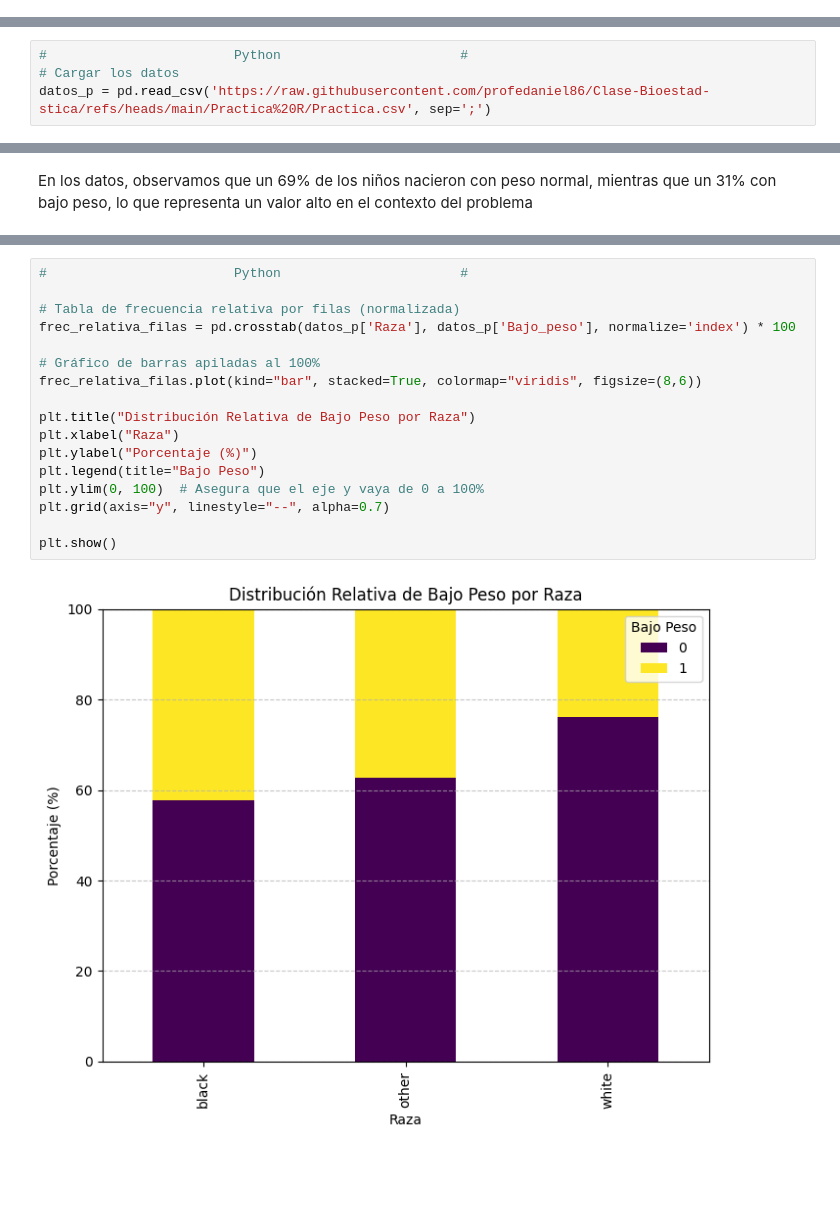
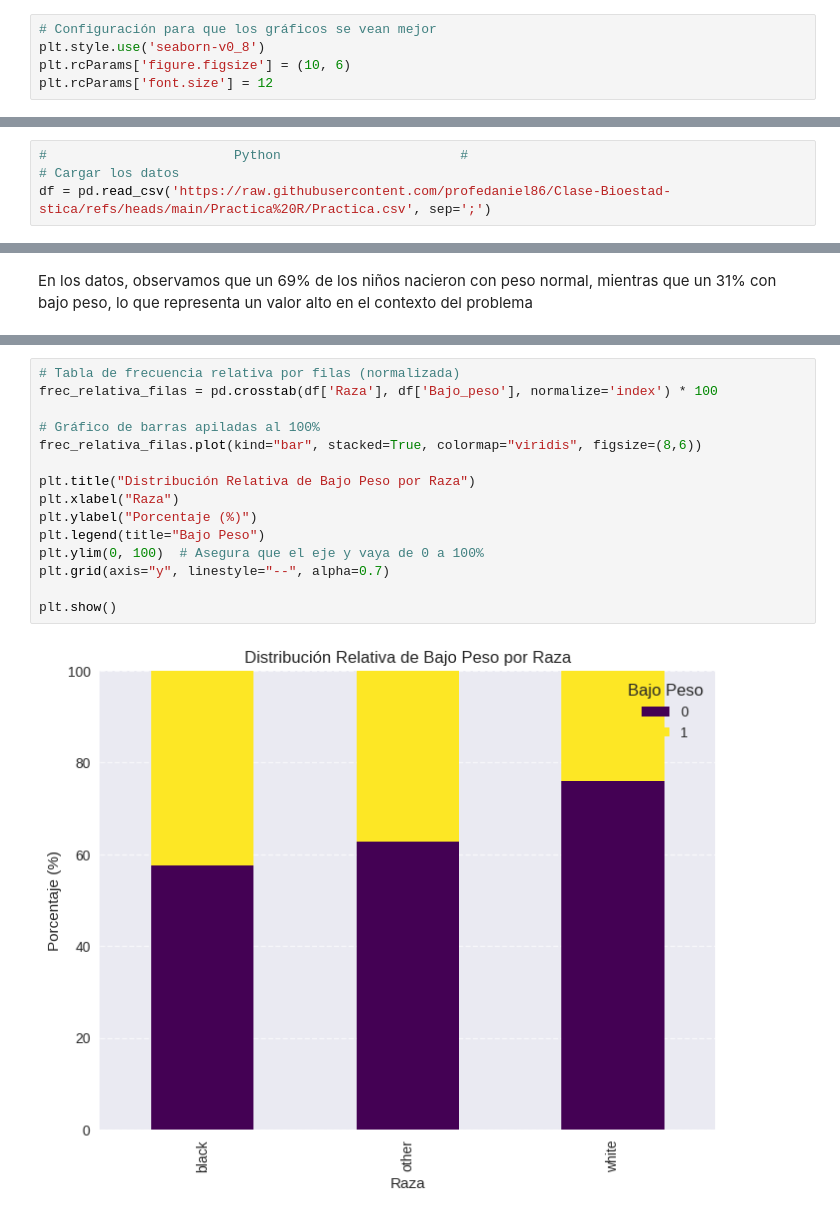
Before and after one commit to profedaniel86/Clase_Estadistica, a Jupyter notebook: Practica R/Clase_Estadistica_Aplicada_I.ipynb, the cells around one changed output, grey strips where cells are left out. Saved outputs shown, nothing was run; the diff lists cells and outputs as text; blank space fills up the shorter version.

```diff
--- a/Practica R/Clase_Estadistica_Aplicada_I.ipynb
+++ b/Practica R/Clase_Estadistica_Aplicada_I.ipynb
@@ -50,4 +92,9 @@ import pandas as pd
 import matplotlib.pyplot as plt
 import seaborn as sns
 from scipy import stats
+# %%
+# Configuración para que los gráficos se vean mejor
+plt.style.use('seaborn-v0_8')
+plt.rcParams['figure.figsize'] = (10, 6)
+plt.rcParams['font.size'] = 12
 # %% [markdown]
@@ -57,4 +110,4 @@ Diferentes formas de cargar datos, diferentes formatos
 # %%
 #                        Python                       #
 # Cargar los datos
-datos_p = pd.read_csv('https://raw.githubusercontent.com/profedaniel86/Clase-Bioestad-stica/refs/heads/main/Practica%20R/Practica.csv', sep=';')
+df = pd.read_csv('https://raw.githubusercontent.com/profedaniel86/Clase-Bioestad-stica/refs/heads/main/Practica%20R/Practica.csv', sep=';')
@@ -286,19 +442,17 @@ white      76.041667  23.958333
 # %%
-#                        Python                       #
-
 # Tabla de frecuencia relativa por filas (normalizada)
-frec_relativa_filas = pd.crosstab(datos_p['Raza'], datos_p['Bajo_peso'], normalize='index') * 100
+frec_relativa_filas = pd.crosstab(df['Raza'], df['Bajo_peso'], normalize='index') * 100
 
 # Gráfico de barras apiladas al 100%
 frec_relativa_filas.plot(kind="bar", stacked=True, colormap="viridis", figsize=(8,6))
 
 plt.title("Distribución Relativa de Bajo Peso por Raza")
 plt.xlabel("Raza")
 plt.ylabel("Porcentaje (%)")
 plt.legend(title="Bajo Peso")
 plt.ylim(0, 100)  # Asegura que el eje y vaya de 0 a 100%
 plt.grid(axis="y", linestyle="--", alpha=0.7)
 
 plt.show()
 # %% [output]
-[figure, old version]
+[figure, new version]
```
Also changed, not shown: parts of 57 cells of this notebook.
